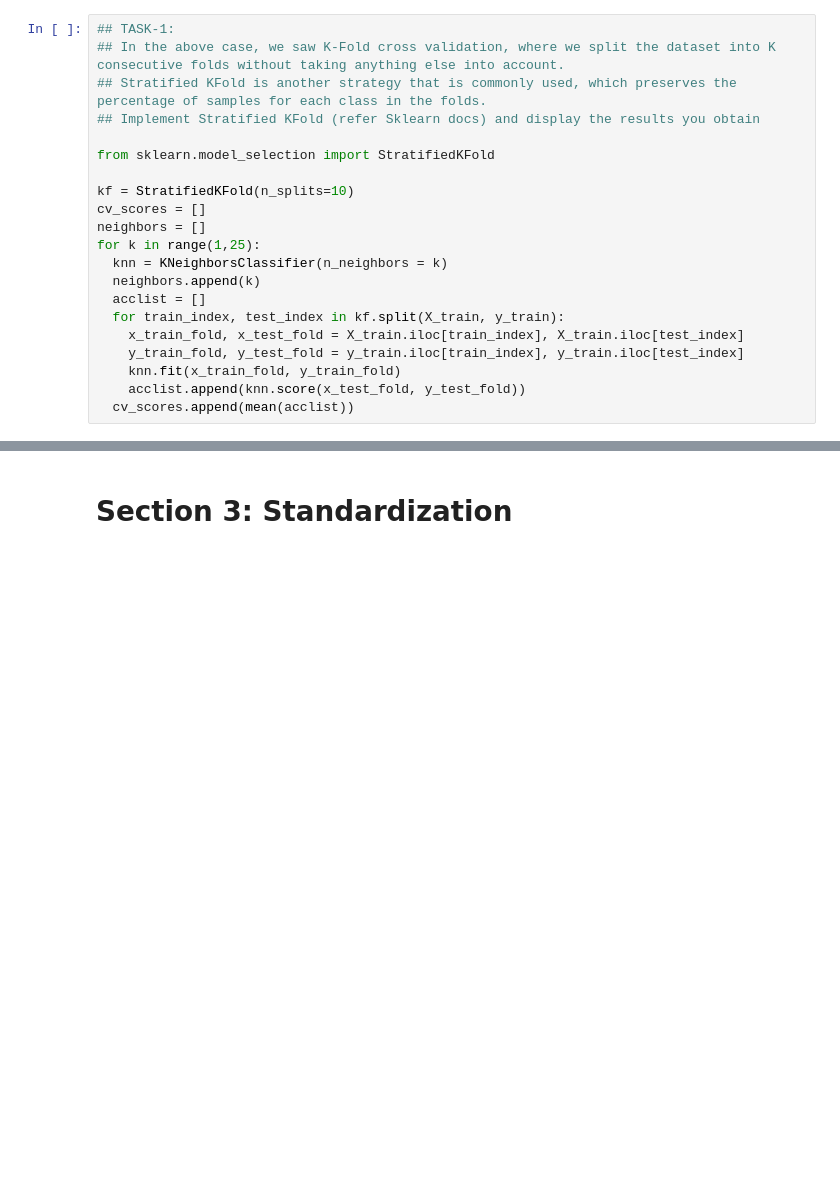
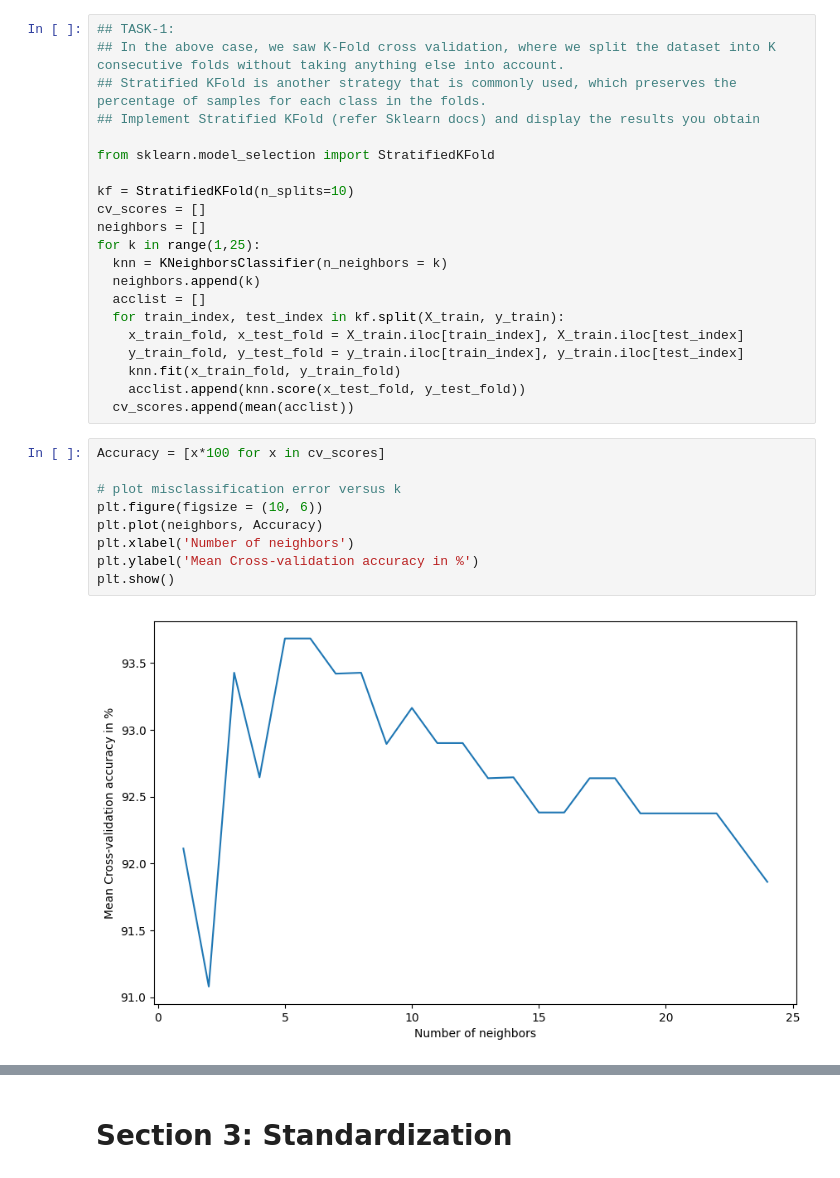
Before and after one commit to bhaskaraanand15/FMML-2023_PROJECTS_and_SUBMISSION, a Jupyter notebook: mod3_lab4.ipynb, the cells around one changed output, grey strips where cells are left out. Cells and saved outputs as stored; diff of their text form; blank space fills up the shorter version.

```diff
--- a/mod3_lab4.ipynb
+++ b/mod3_lab4.ipynb
@@ -267,3 +265,14 @@ for k in range(1,25):
     knn.fit(x_train_fold, y_train_fold)
     acclist.append(knn.score(x_test_fold, y_test_fold))
   cv_scores.append(mean(acclist))
+# %%
+Accuracy = [x*100 for x in cv_scores]
+
+# plot misclassification error versus k
+plt.figure(figsize = (10, 6))
+plt.plot(neighbors, Accuracy)
+plt.xlabel('Number of neighbors')
+plt.ylabel('Mean Cross-validation accuracy in %')
+plt.show()
+# %% [output]
+[figure, added]
```
Also changed, not shown: parts of 9 cells of this notebook.
